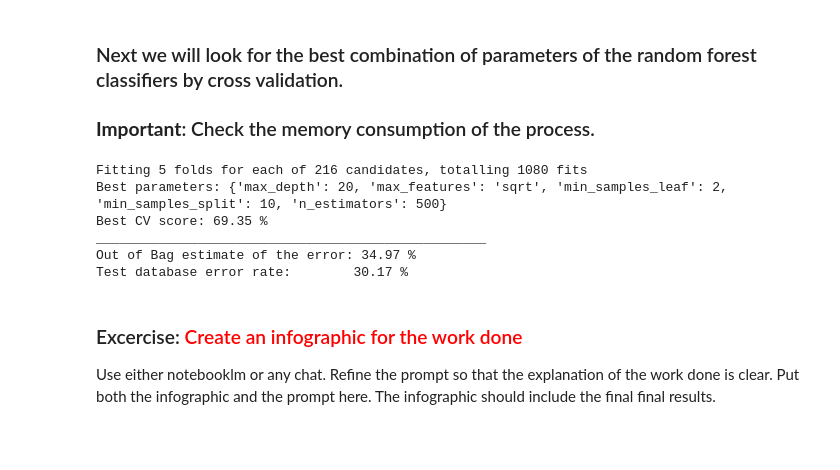
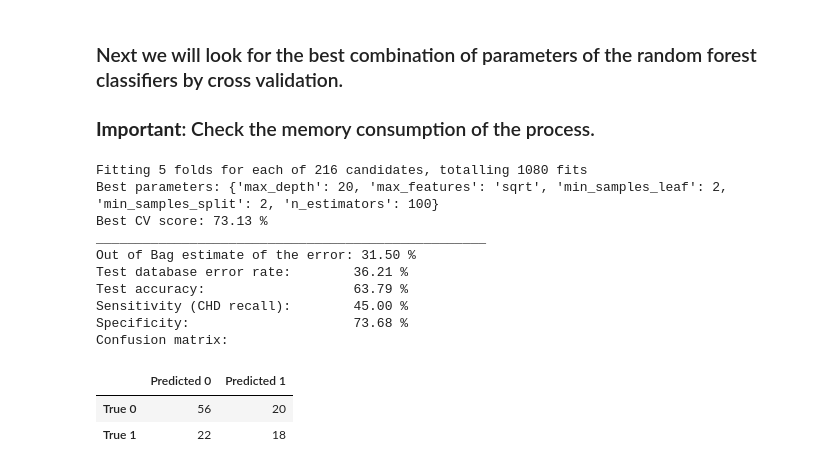
Before and after one commit to unworthyzeus/mlearn-lab, a Jupyter notebook: SeventhPractice/SeventhPractice.ipynb, the cells around one changed output. Cells and saved outputs as stored; diff of their text form; code cells hidden in the pictures; blank space fills up the shorter version.

Commit message:
Complete seventh practice notebook

```diff
--- a/SeventhPractice/SeventhPractice.ipynb
+++ b/SeventhPractice/SeventhPractice.ipynb
@@ -223,48 +500,61 @@ param_grid = {
     'max_depth': [10, 20, None]
 }
 
-# Set up KFold cross-validation
-kfold = KFold(n_splits=5, shuffle=True, random_state=0)
+# Set up KFold cross-validation without locking the notebook to one random seed.
+kfold = KFold(n_splits=5, shuffle=True)
 
-# Create GridSearchCV
+# Create GridSearchCV. The outer grid is parallelized; each forest runs with n_jobs=1 to reduce memory pressure.
 grid_search = GridSearchCV(
-    RandomForestClassifier(oob_score=True, n_jobs=4, random_state=0),
+    RandomForestClassifier(oob_score=True, n_jobs=1),
     param_grid,
     cv=kfold,
     scoring='accuracy',
     n_jobs=4,
     verbose=1
 )
 
 # Fit the grid search
 grid_search.fit(X, y)
 
 # Get the best model
 best_clf = grid_search.best_estimator_
 
 print(f'Best parameters: {grid_search.best_params_}')
 print(f'Best CV score: {grid_search.best_score_*100:.2f} %')
 print('_'*50)
 
 # Evaluate on test set
 X_test = TestDB[InputFeatures]
 y_test = TestDB['chd']
+y_hat_best = best_clf.predict(X_test)
 
-test_accuracy = best_clf.score(X_test, y_test)
+test_accuracy = accuracy_score(y_test, y_hat_best)
 test_error = 1 - test_accuracy
 
 oob_error = 1 - best_clf.oob_score_
+grid_cm = confusion_matrix(y_test, y_hat_best, labels=[0, 1])
+grid_tn, grid_fp, grid_fn, grid_tp = grid_cm.ravel()
+grid_sensitivity = grid_tp / (grid_tp + grid_fn) if (grid_tp + grid_fn) > 0 else np.nan
+grid_specificity = grid_tn / (grid_tn + grid_fp) if (grid_tn + grid_fp) > 0 else np.nan
 
 print(f'Out of Bag estimate of the error: {oob_error*100:2.2f} %')
 print(f'Test database error rate:        {test_error*100:2.2f} %')
+print(f'Test accuracy:                   {test_accuracy*100:2.2f} %')
+print(f'Sensitivity (CHD recall):        {grid_sensitivity*100:2.2f} %')
+print(f'Specificity:                     {grid_specificity*100:2.2f} %')
+print('Confusion matrix:')
+display(pd.DataFrame(grid_cm, index=['True 0', 'True 1'], columns=['Predicted 0', 'Predicted 1']))
 # %% [output]
 Fitting 5 folds for each of 216 candidates, totalling 1080 fits
-Best parameters: {'max_depth': 20, 'max_features': 'sqrt', 'min_samples_leaf': 2, 'min_samples_split': 10, 'n_estimators': 500}
-Best CV score: 69.35 %
+Best parameters: {'max_depth': 20, 'max_features': 'sqrt', 'min_samples_leaf': 2, 'min_samples_split': 2, 'n_estimators': 100}
+Best CV score: 73.13 %
 __________________________________________________
-Out of Bag estimate of the error: 34.97 %
-Test database error rate:        30.17 %
+Out of Bag estimate of the error: 31.50 %
+Test database error rate:        36.21 %
+Test accuracy:                   63.79 %
+Sensitivity (CHD recall):        45.00 %
+Specificity:                     73.68 %
+Confusion matrix:
+|  | Predicted 0 | Predicted 1 |
+| True 0 | 56 | 20 |
+| True 1 | 22 | 18 |
-# %% [markdown]
- ### Excercise: <font color='red'> Create an infographic for the work done </font>
- Use either notebooklm or any chat.
- Refine the prompt so that the explanation of the work done is clear. Put both the infographic and the prompt here. The infographic should include the final final results.
```
Also changed, not shown: parts of 18 cells of this notebook, 2 other files.
